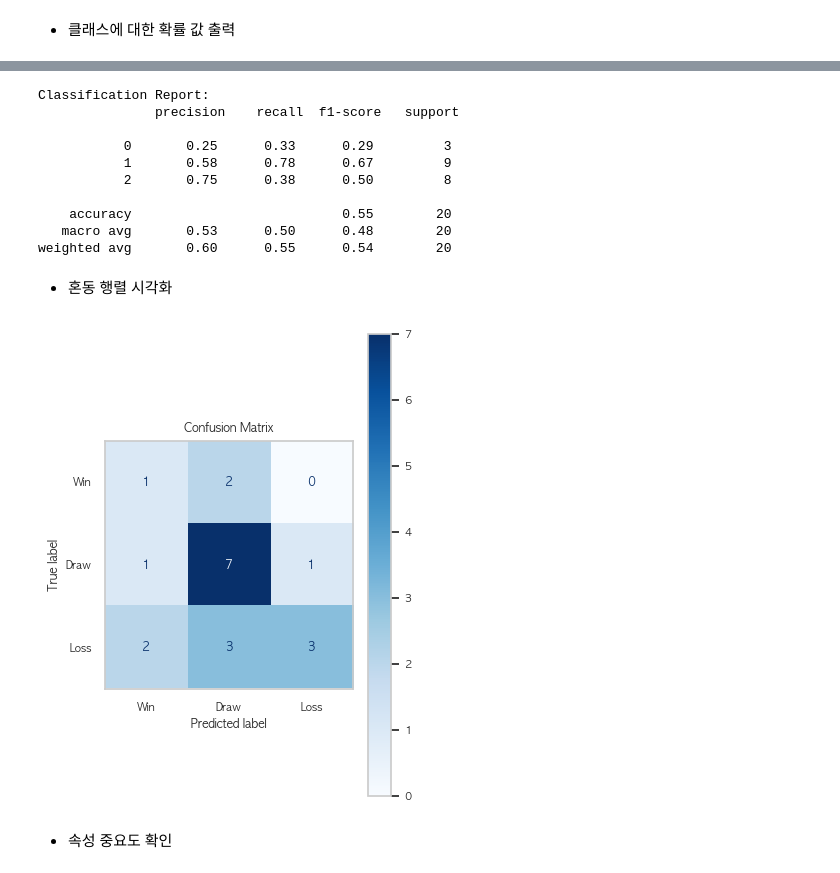
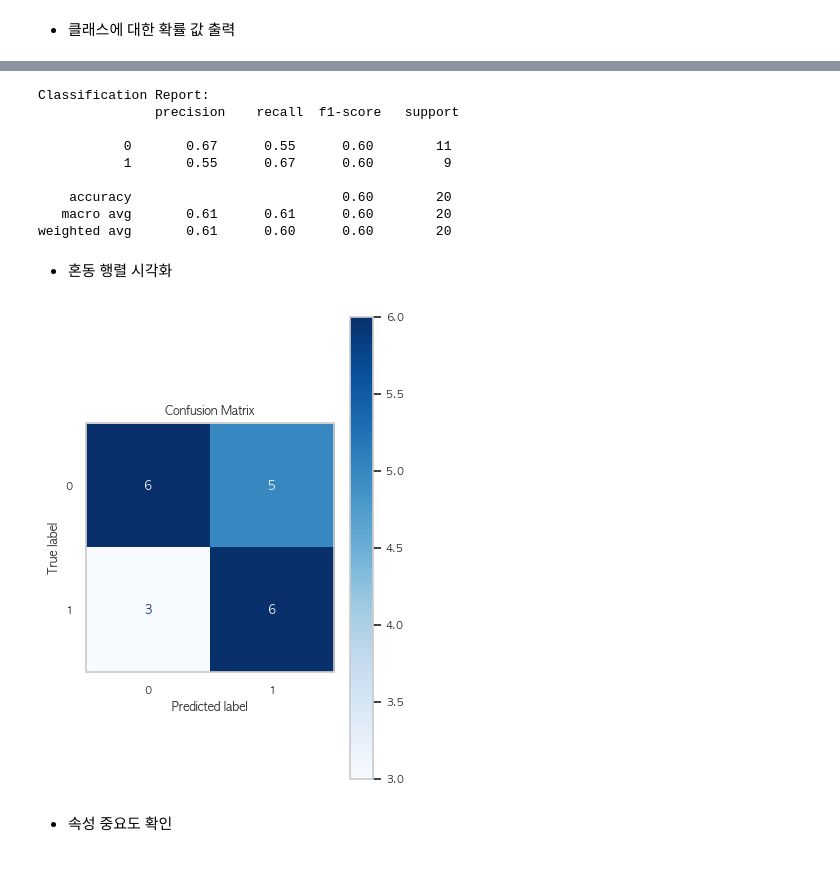
Before and after one commit to harrym8n/Proj_FC_Online, a Jupyter notebook: fconline_build_model.ipynb, the cells around one changed output, grey strips where cells are left out. Saved outputs shown, nothing was run; the diff lists cells and outputs as text; code cells hidden in the pictures.

```diff
--- a/fconline_build_model.ipynb
+++ b/fconline_build_model.ipynb
@@ -697,7 +699,7 @@ X = X.drop(columns=['goalTotal','averageRating'])
 # map함수로 레이블 인코딩
 result_map = {
     '승' : 1,
-    '패' : 2,
+    '패' : 0,
     '무' : 0
 }
 
@@ -753,7 +755,7 @@ param_grid = {
 }
 
 # GridSearchCV 수행
-grid_search = GridSearchCV(estimator=rf_model, param_grid=param_grid, cv=5, scoring='accuracy', n_jobs=-1, verbose=1)
+grid_search = GridSearchCV(estimator=rf_model, param_grid=param_grid, cv=5, scoring='f1_macro', n_jobs=-1, verbose=1)
 grid_search.fit(X_res, y_res)
 
 # 최적 모델 선택
@@ -862,7 +856,7 @@ plt.show()
 #### 2) XGBoost
 # %%
 # XGBoost 모델 초기화
-xgb_model = XGBClassifier(eval_metric='mlogloss', objective="multi:softprob", num_class=3, random_state=42)
+xgb_model = XGBClassifier(eval_metric='logloss', objective="binary:logistic", random_state=42)
 
 # 그리드 서치를 위한 하이퍼파라미터 설정
 param_grid = {
@@ -953,31 +944,27 @@ print('Classification Report:\n', report)
 Classification Report:
                precision    recall  f1-score   support
 
-           0       0.25      0.33      0.29         3
-           1       0.58      0.78      0.67         9
-           2       0.75      0.38      0.50         8
+           0       0.67      0.55      0.60        11
+           1       0.55      0.67      0.60         9
 
-    accuracy                           0.55        20
-   macro avg       0.53      0.50      0.48        20
-weighted avg       0.60      0.55      0.54        20
+    accuracy                           0.60        20
+   macro avg       0.61      0.61      0.60        20
+weighted avg       0.61      0.60      0.60        20
 # %% [markdown]
 - 혼동 행렬 시각화
 # %%
 # Confusion Matrix 생성
 cm = confusion_matrix(y_test, y_test_pred)
 
-# 클래스 라벨 지정 (0: Win, 1: Draw, 2: Loss)
-class_labels = ["Win", "Draw", "Loss"]
-
 # Confusion Matrix 시각화
-disp = ConfusionMatrixDisplay(confusion_matrix=cm, display_labels=class_labels)
+disp = ConfusionMatrixDisplay(confusion_matrix=cm)
 disp.plot(cmap='Blues')
 
 plt.grid(False)  # 그리드 제거
 plt.title("Confusion Matrix")  # 제목 추가
 plt.show()
 # %% [output]
-[figure, old version]
+[figure, new version]
 # %% [markdown]
 - 속성 중요도 확인
 # %%
```
Also changed, not shown: parts of 22 cells of this notebook, 2 other files.
